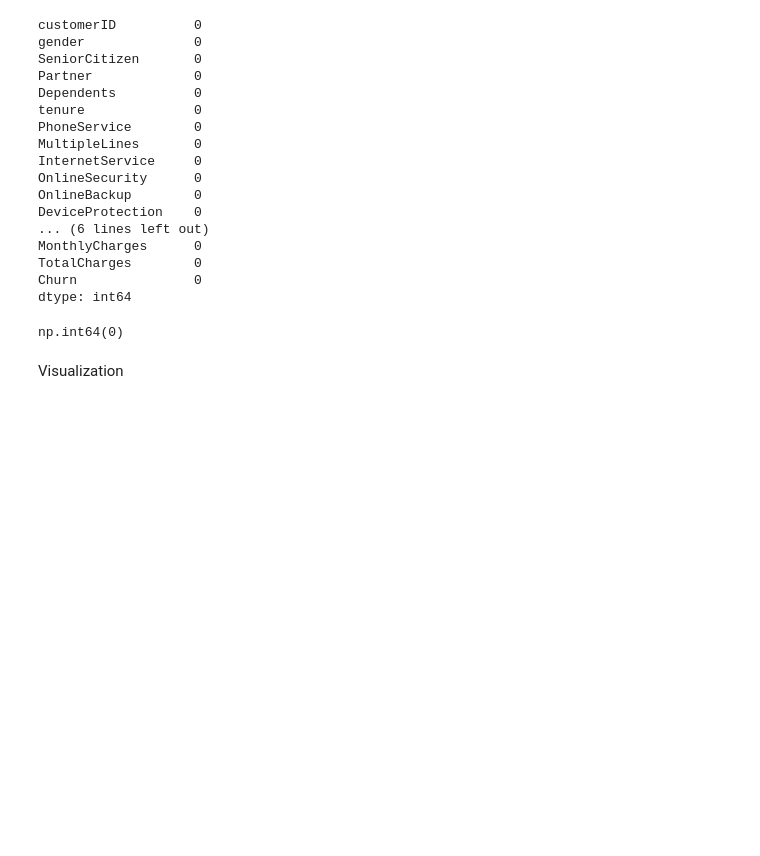
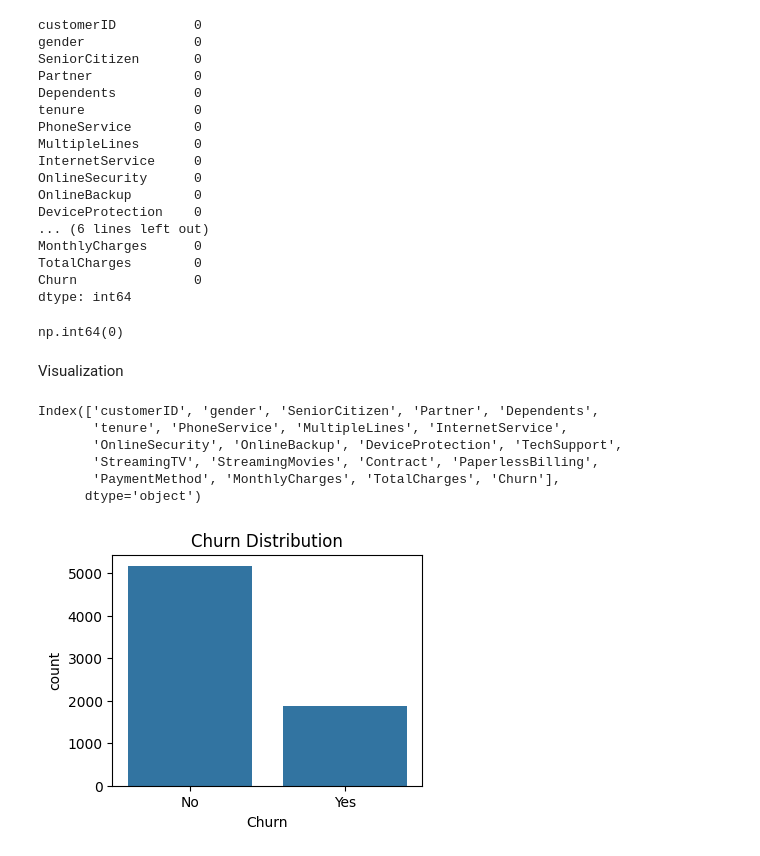
Before and after one commit to Md-Maruf-1727/Machine-Learning-Algorithms, a Jupyter notebook: Decision Tree Classifier/Customer churn prediction/code.ipynb, the cells around one changed output. Drawn from its saved outputs; the diff is of its cells as text; code cells hidden in the pictures; blank space fills up the shorter version.

Commit message:
customer churn

```diff
--- a/Decision Tree Classifier/Customer churn prediction/code.ipynb
+++ b/Decision Tree Classifier/Customer churn prediction/code.ipynb
@@ -72,3 +72,20 @@ df.duplicated().sum()
 np.int64(0)
 # %% [markdown]
 Visualization
+# %%
+df.columns
+# %% [output]
+Index(['customerID', 'gender', 'SeniorCitizen', 'Partner', 'Dependents',
+       'tenure', 'PhoneService', 'MultipleLines', 'InternetService',
+       'OnlineSecurity', 'OnlineBackup', 'DeviceProtection', 'TechSupport',
+       'StreamingTV', 'StreamingMovies', 'Contract', 'PaperlessBilling',
+       'PaymentMethod', 'MonthlyCharges', 'TotalCharges', 'Churn'],
+      dtype='object')
+# %%
+# Creates a count plot for the 'Churn' column with a title to visualize the distribution of churned vs non-churned customers.
+plt.figure(figsize=(4,3))                  # Sets the figure size for the plot.
+sns.countplot(x='Churn', data=df)          # Plots the count of each category in the 'Churn' column.
+plt.title("Churn Distribution")            # Adds a title to the plot.
+plt.show()                                 # Displays the count plot.
+# %% [output]
+[figure, added]
```
Also changed, not shown: parts of 2 cells of this notebook.
